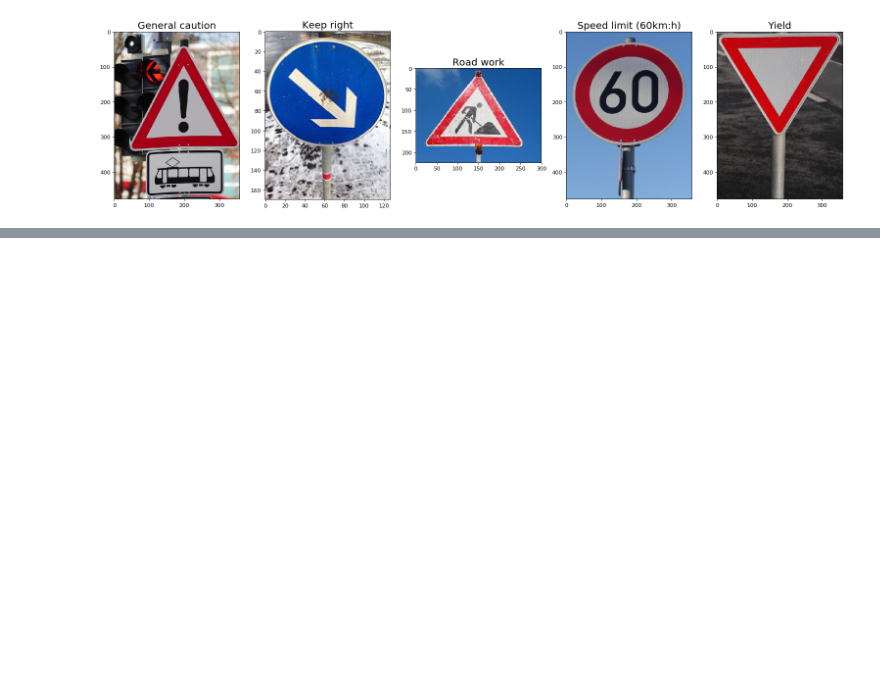
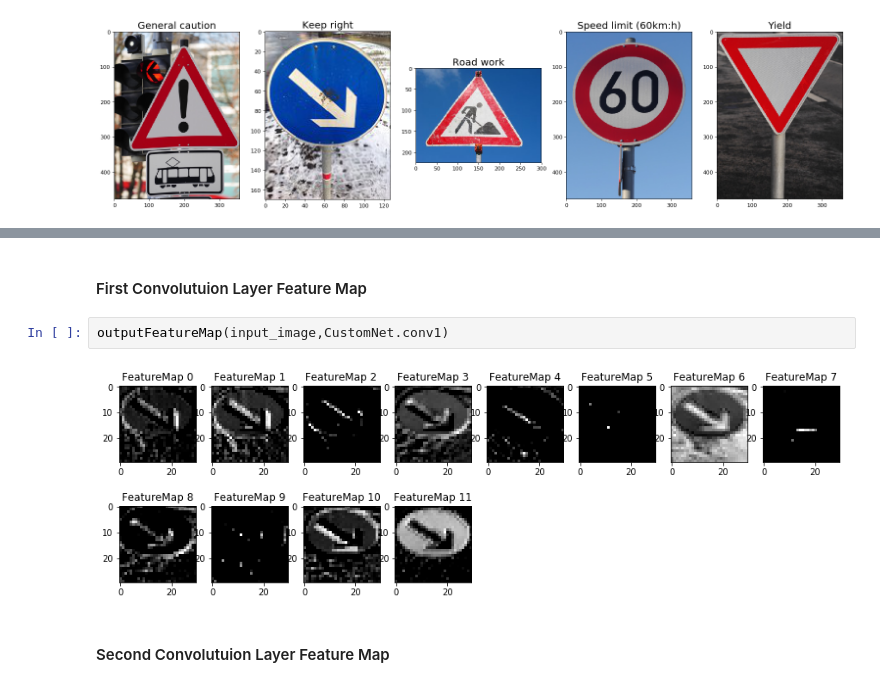
Before and after one commit to stefankaransingh/Traffic-Sign-Classifier-Project, a Jupyter notebook: Traffic_Sign_Classifier.ipynb, the cells around one changed output, grey strips where cells are left out. Cells and saved outputs as stored; diff of their text form; blank space fills up the shorter version.

```diff
--- a/Traffic_Sign_Classifier.ipynb
+++ b/Traffic_Sign_Classifier.ipynb
@@ -989,0 +916,8 @@ outputFeatureMap(input_image,CustomNet.conv2)
+# %% [markdown]
+#### First Convolutuion Layer Feature Map
+# %%
+outputFeatureMap(input_image,CustomNet.conv1)
+# %% [output]
+[figure, added]
+# %% [markdown]
+#### Second Convolutuion Layer Feature Map
```
Also changed, not shown: parts of 77 cells of this notebook.
